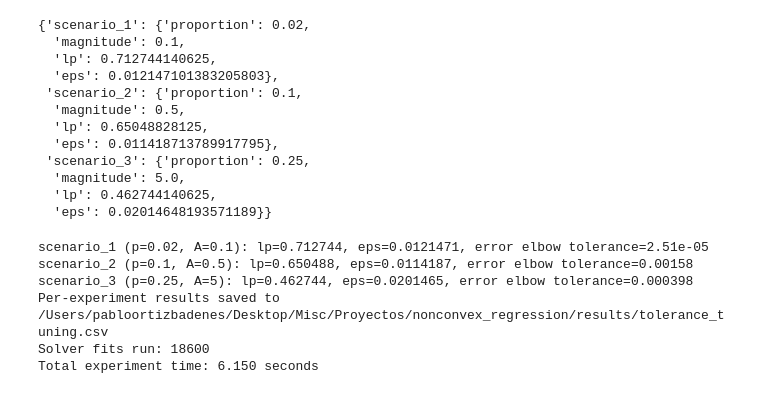
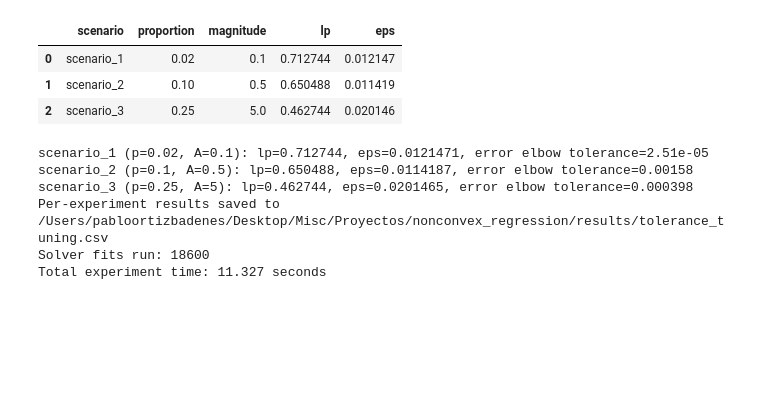
Before and after one commit to Pablo-RTZ/nonconvex_regression, a Jupyter notebook: Examples/07_tolerance_tuning.ipynb, the cells around one changed output. Cells and saved outputs as stored; diff of their text form; code cells hidden in the pictures; blank space fills up the shorter version.

```diff
--- a/Examples/07_tolerance_tuning.ipynb
+++ b/Examples/07_tolerance_tuning.ipynb
@@ -29,47 +30,42 @@ plt.style.use("seaborn-v0_8-whitegrid")
 # %%
 n = 1000
 beta = np.array([1.0, 1.0])
 x_min, x_max = -2, 2
 epsilon = 1e-2
 maxiter = 200
 
 experiments = 200
 seed = 42
 tolerance_bounds = DEFAULT_TOLERANCE_BOUNDS
 tolerances = tuple(
     np.logspace(
         np.log10(tolerance_bounds[0]),
         np.log10(tolerance_bounds[1]),
         DEFAULT_TOLERANCE_COUNT,
     )
 )
 scenarios = tolerance_scenarios()
 scenario_parameters = read_best_parameters(
     project_root / "results" / "parameter_tuning.csv", scenarios
 )
-parameter_summary = {
-    scenario.name: {
-        "proportion": scenario.proportion,
-        "magnitude": scenario.magnitude,
-        "lp": scenario_parameters[scenario.name][0],
-        "eps": scenario_parameters[scenario.name][1],
-    }
-    for scenario in scenarios
-}
-parameter_summary
+parameter_table = pd.DataFrame(
+    [
+        {
+            "scenario": scenario.name,
+            "proportion": scenario.proportion,
+            "magnitude": scenario.magnitude,
+            "lp": scenario_parameters[scenario.name][0],
+            "eps": scenario_parameters[scenario.name][1],
+        }
+        for scenario in scenarios
+    ]
+)
+display(parameter_table)
 # %% [output]
-{'scenario_1': {'proportion': 0.02,
-  'magnitude': 0.1,
-  'lp': 0.712744140625,
-  'eps': 0.012147101383205803},
- 'scenario_2': {'proportion': 0.1,
-  'magnitude': 0.5,
-  'lp': 0.65048828125,
-  'eps': 0.011418713789917795},
- 'scenario_3': {'proportion': 0.25,
-  'magnitude': 5.0,
-  'lp': 0.462744140625,
-  'eps': 0.02014648193571189}}
+|  | scenario | proportion | magnitude | lp | eps |
+| 0 | scenario_1 | 0.02 | 0.1 | 0.712744 | 0.012147 |
+| 1 | scenario_2 | 0.10 | 0.5 | 0.650488 | 0.011419 |
+| 2 | scenario_3 | 0.25 | 5.0 | 0.462744 | 0.020146 |
 # %%
 experiment_start = time.perf_counter()
 tolerance_results = tuple(
@@ -119,7 +115,7 @@ scenario_2 (p=0.1, A=0.5): lp=0.650488, eps=0.0114187, error elbow tolerance=0.0
 scenario_3 (p=0.25, A=5): lp=0.462744, eps=0.0201465, error elbow tolerance=0.000398
 Per-experiment results saved to /Users/pabloortizbadenes/Desktop/Misc/Proyectos/nonconvex_regression/results/tolerance_tuning.csv
 Solver fits run: 18600
-Total experiment time: 6.150 seconds
+Total experiment time: 11.327 seconds
 # %%
 importlib.reload(tolerance_plot)
 figures = tolerance_plot.plot_tolerance_tuning(output_path)
```
Also changed, not shown: parts of 2 cells of this notebook, 14 other files.
